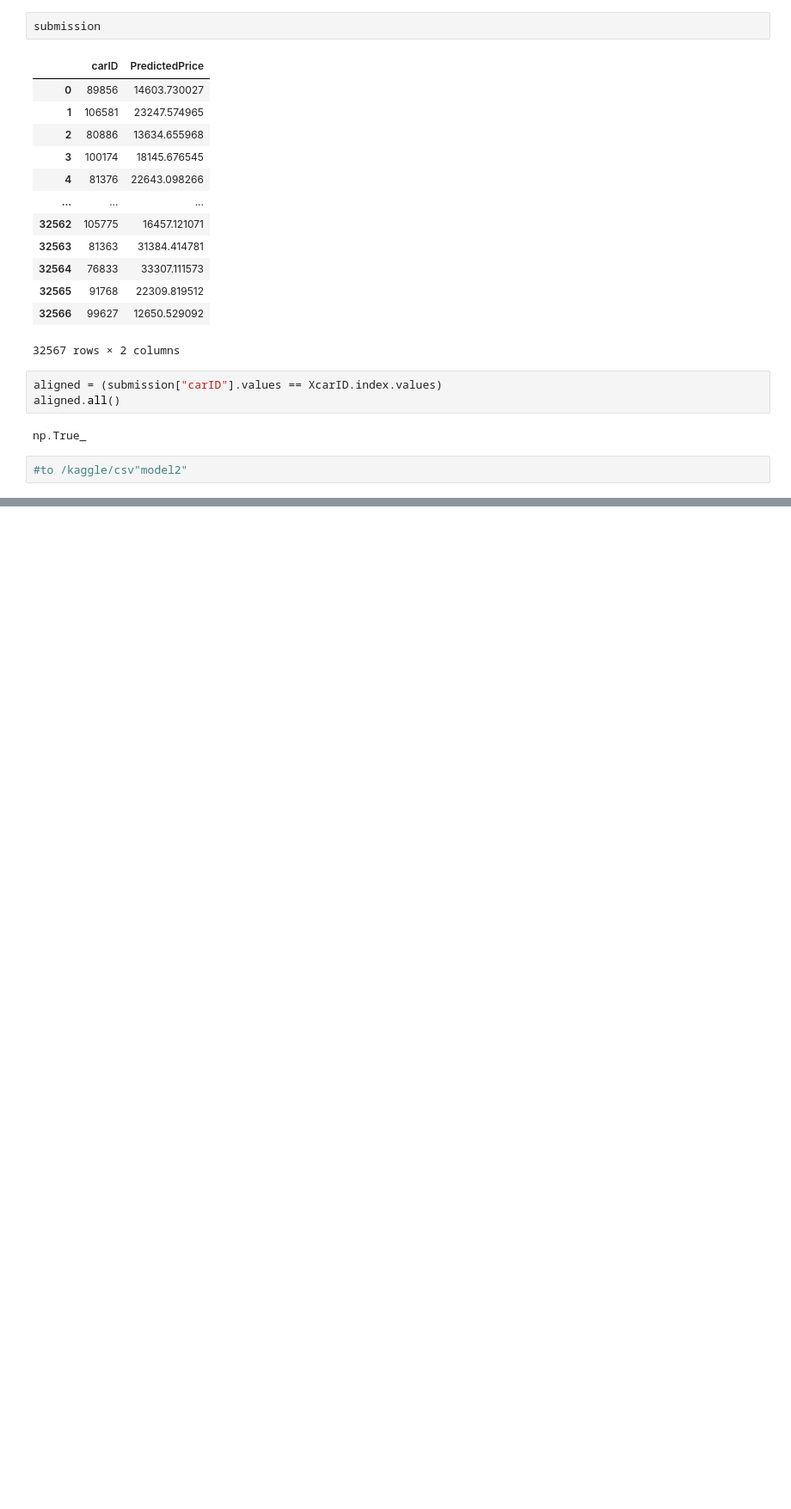
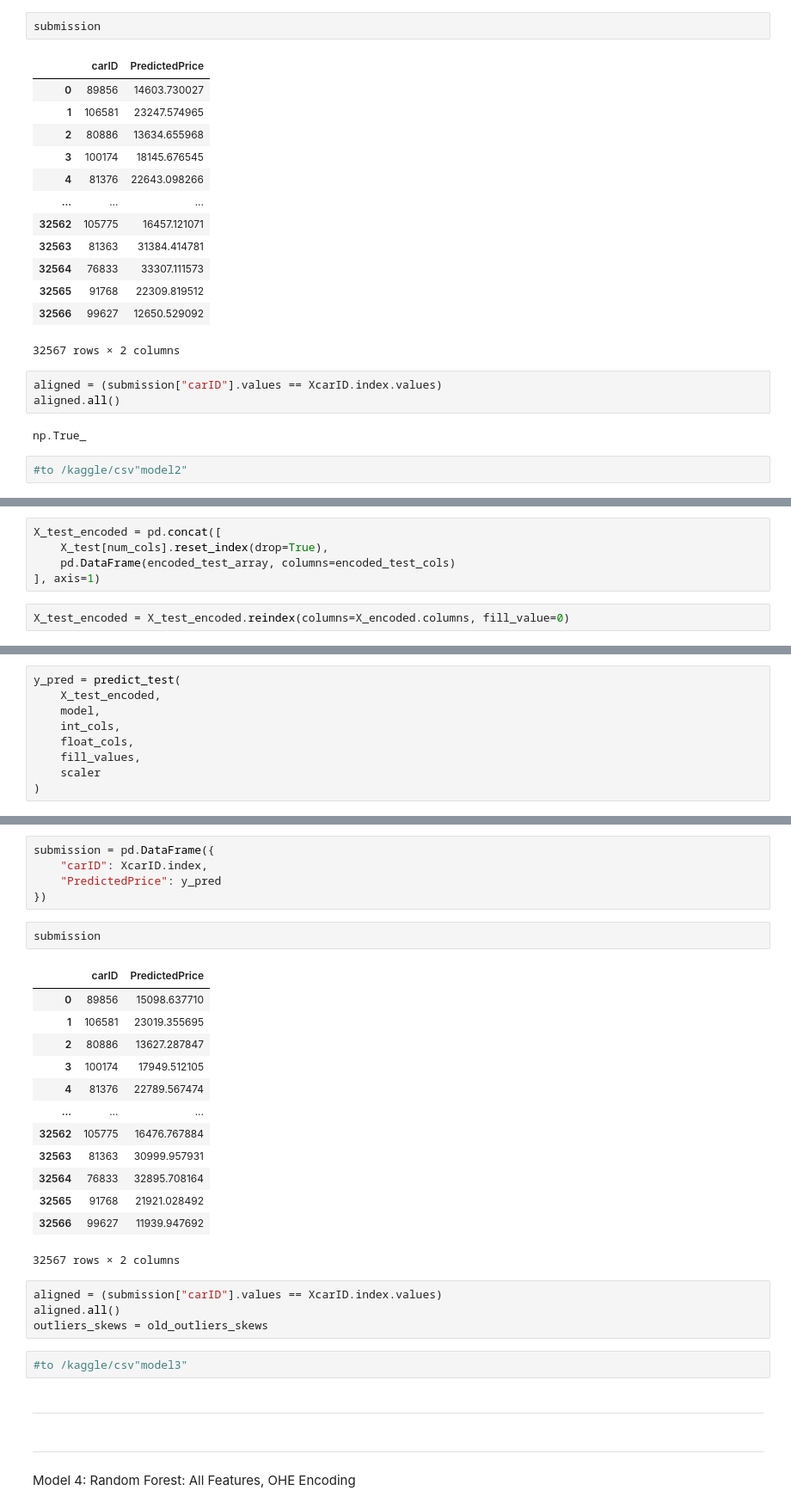
Before and after one commit to rmmandrade/ml2526, a Jupyter notebook: francisco.ipynb, the cells around one changed output, grey strips where cells are left out. Shown at 86% size. Saved outputs shown, nothing was run; the diff lists cells and outputs as text; blank space fills up the shorter version.

```diff
--- a/francisco.ipynb
+++ b/francisco.ipynb
@@ -2710,0 +2566,7 @@ Average Val R²:     0.8207
+# %%
+X_test_encoded = pd.concat([
+    X_test[num_cols].reset_index(drop=True),
+    pd.DataFrame(encoded_test_array, columns=encoded_test_cols)
+], axis=1)
+# %%
+X_test_encoded = X_test_encoded.reindex(columns=X_encoded.columns, fill_value=0)
@@ -2710,0 +2577,9 @@ Average Val R²:     0.8207
+# %%
+y_pred = predict_test(
+    X_test_encoded,
+    model,
+    int_cols,
+    float_cols,
+    fill_values,
+    scaler
+)
@@ -2710,0 +2594,33 @@ Average Val R²:     0.8207
+# %%
+submission = pd.DataFrame({
+    "carID": XcarID.index,
+    "PredictedPrice": y_pred
+})
+# %%
+submission
+# %% [output]
+|  | carID | PredictedPrice |
+| 0 | 89856 | 15098.637710 |
+| 1 | 106581 | 23019.355695 |
+| 2 | 80886 | 13627.287847 |
+| 3 | 100174 | 17949.512105 |
+| 4 | 81376 | 22789.567474 |
+| ... | ... | ... |
+| 32562 | 105775 | 16476.767884 |
+| 32563 | 81363 | 30999.957931 |
+| 32564 | 76833 | 32895.708164 |
+| 32565 | 91768 | 21921.028492 |
+| 32566 | 99627 | 11939.947692 |
+32567 rows × 2 columns
+# %%
+aligned = (submission["carID"].values == XcarID.index.values)
+aligned.all()
+outliers_skews = old_outliers_skews
+# %%
+#to /kaggle/csv"model3"
+# %% [markdown]
+___________________________________
+# %% [markdown]
+___________________________
+# %% [markdown]
+Model 4: Random Forest: All Features, OHE Encoding
```
Also changed, not shown: parts of 74 cells of this notebook.
